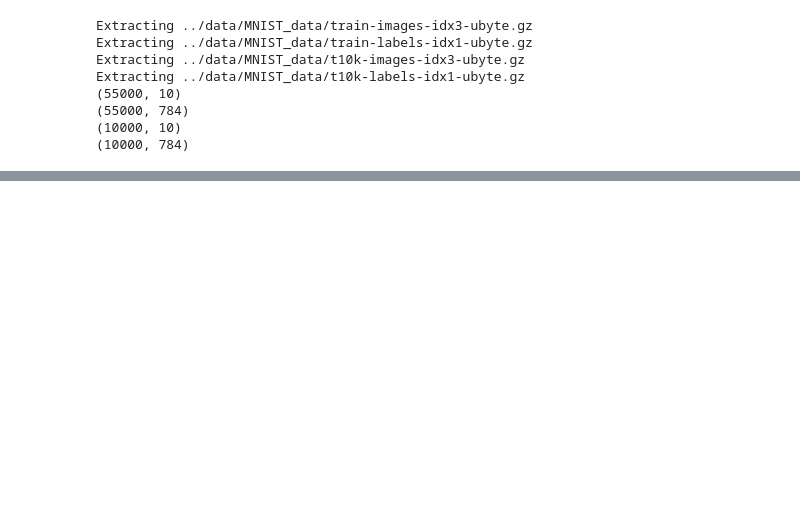
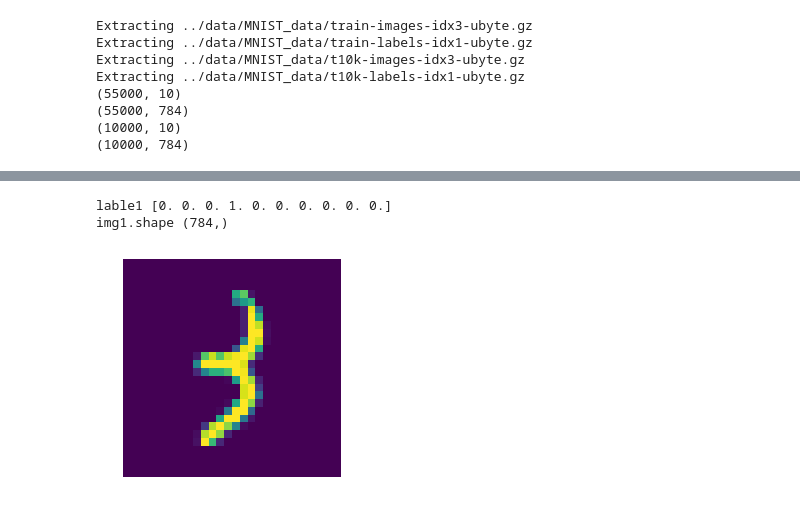
Before and after one commit to stesha2016/tensorflow_study, a Jupyter notebook: tensorflow_MNIST_CNN.ipynb, the cells around one changed output, grey strips where cells are left out. Drawn from its saved outputs; the diff is of its cells as text; code cells hidden in the pictures; blank space fills up the shorter version.

Commit message:
tensorflow_MNIST_CNN complete

```diff
--- a/tensorflow_MNIST_CNN.ipynb
+++ b/tensorflow_MNIST_CNN.ipynb
@@ -38,0 +107,17 @@ y_input = [None, 10]
+# %%
+img1 = mnist.train.images[0]
+label1 = mnist.train.labels[0]
+print('lable1', label1)
+print('img1.shape', img1.shape)
+img1 = img1.reshape([28, 28])
+# %% [output]
+lable1 [0. 0. 0. 1. 0. 0. 0. 0. 0. 0.]
+img1.shape (784,)
+# %%
+import matplotlib.pyplot as plt
+
+plt.imshow(img1)
+plt.axis('off')
+plt.show()
+# %% [output]
+[figure, added]
```
Also changed, not shown: parts of 6 cells of this notebook.
